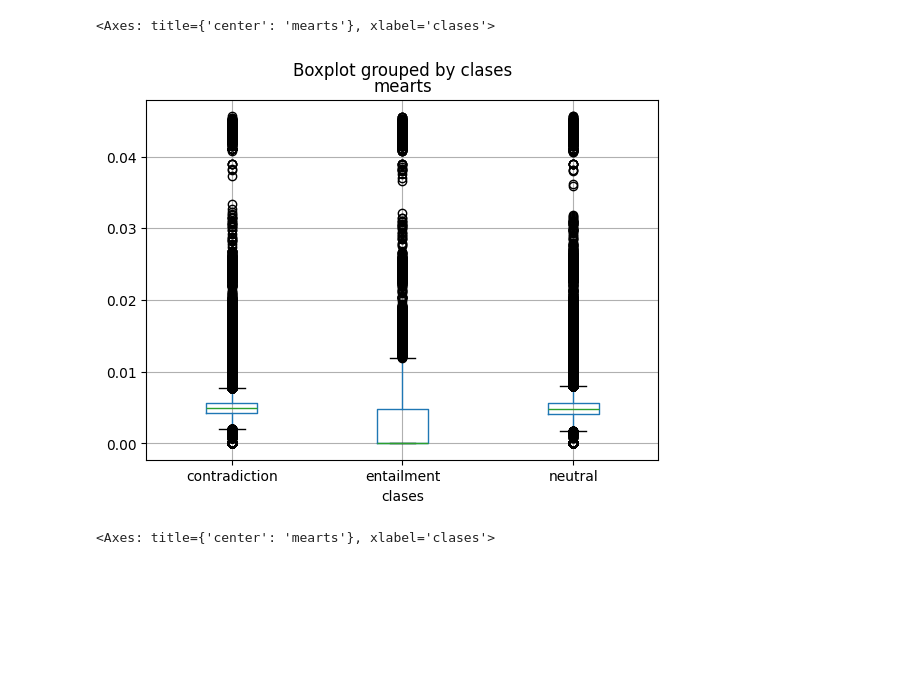
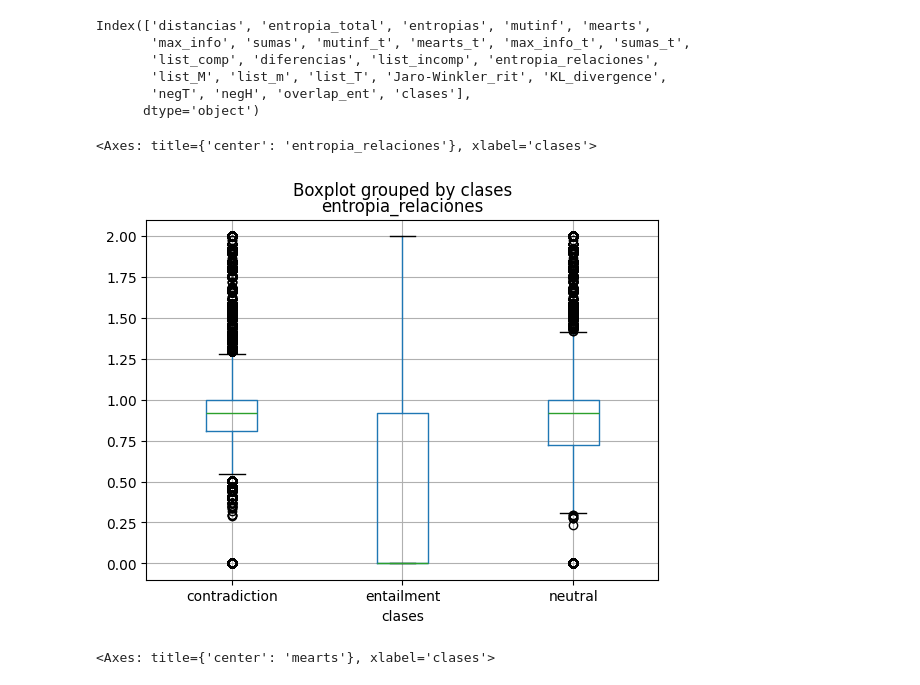
Before and after one commit to david-T-M/RIT_abril, a Jupyter notebook: Regresion_logist_SNLI_3ways_Entidades4f.ipynb, the cells around one changed output. Drawn from its saved outputs; the diff is of its cells as text; code cells hidden in the pictures; blank space fills up the shorter version.

```diff
--- a/Regresion_logist_SNLI_3ways_Entidades4f.ipynb
+++ b/Regresion_logist_SNLI_3ways_Entidades4f.ipynb
@@ -77,6 +75,0 @@ train[train["clases"]=="contradiction"]
-# %%
-train["entropia_total"]=train["entropias"]/train["entropia_total"]
-# %%
-train["list_M"]=train["list_m"]/train["list_M"]
-# %%
-train["mearts"]=train["distancias"]*train["mearts"]
@@ -83,8 +87,19 @@ train["mearts"]=train["distancias"]*train["mearts"]
+# %%
+train=train.drop(["verbT","verbH"],axis=1)
+# %%
+train.columns
+# %% [output]
+Index(['distancias', 'entropia_total', 'entropias', 'mutinf', 'mearts',
+       'max_info', 'sumas', 'mutinf_t', 'mearts_t', 'max_info_t', 'sumas_t',
+       'list_comp', 'diferencias', 'list_incomp', 'entropia_relaciones',
+       'list_M', 'list_m', 'list_T', 'Jaro-Winkler_rit', 'KL_divergence',
+       'negT', 'negH', 'overlap_ent', 'clases'],
+      dtype='object')
 # %%
-train.boxplot(by="clases",column="mearts")
+train.boxplot(by="clases",column="entropia_relaciones")
 # %% [output]
-<Axes: title={'center': 'mearts'}, xlabel='clases'>
+<Axes: title={'center': 'entropia_relaciones'}, xlabel='clases'>
-[figure, old version]
+[figure, new version]
 # %%
 train.boxplot(by="clases",column="mearts")
 # %% [output]
```
Also changed, not shown: parts of 55 cells of this notebook, 53 other files.
